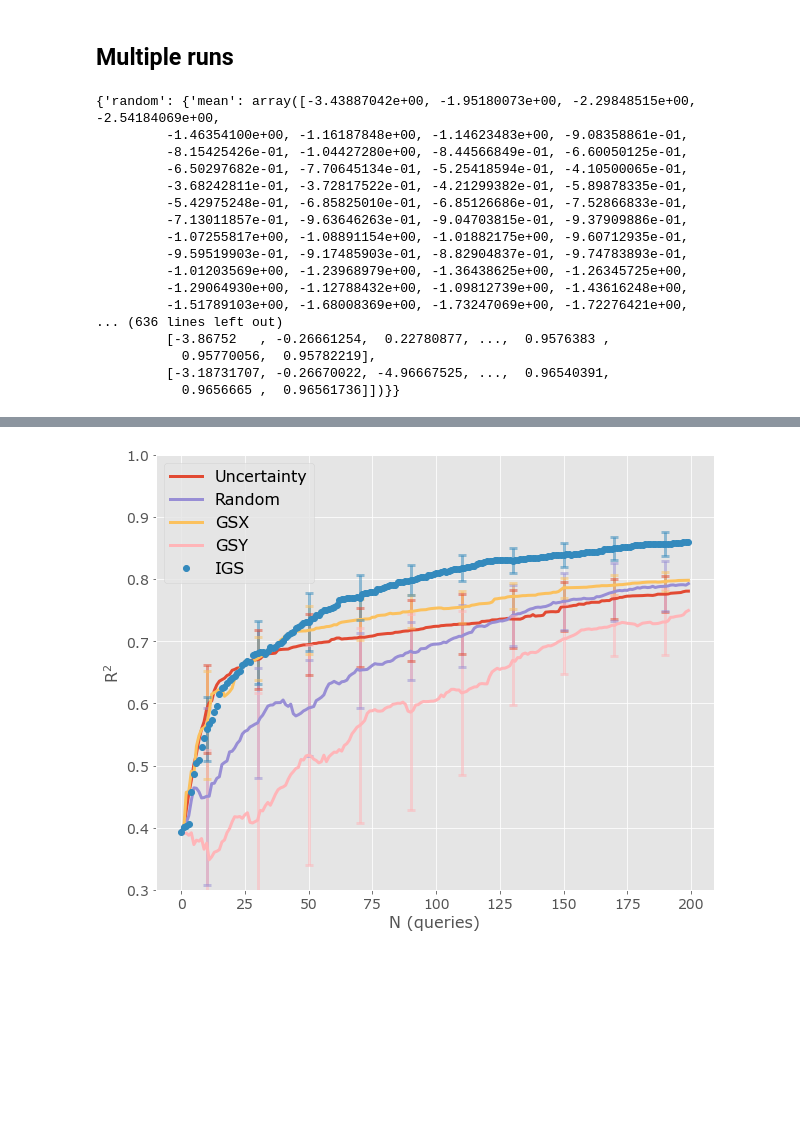
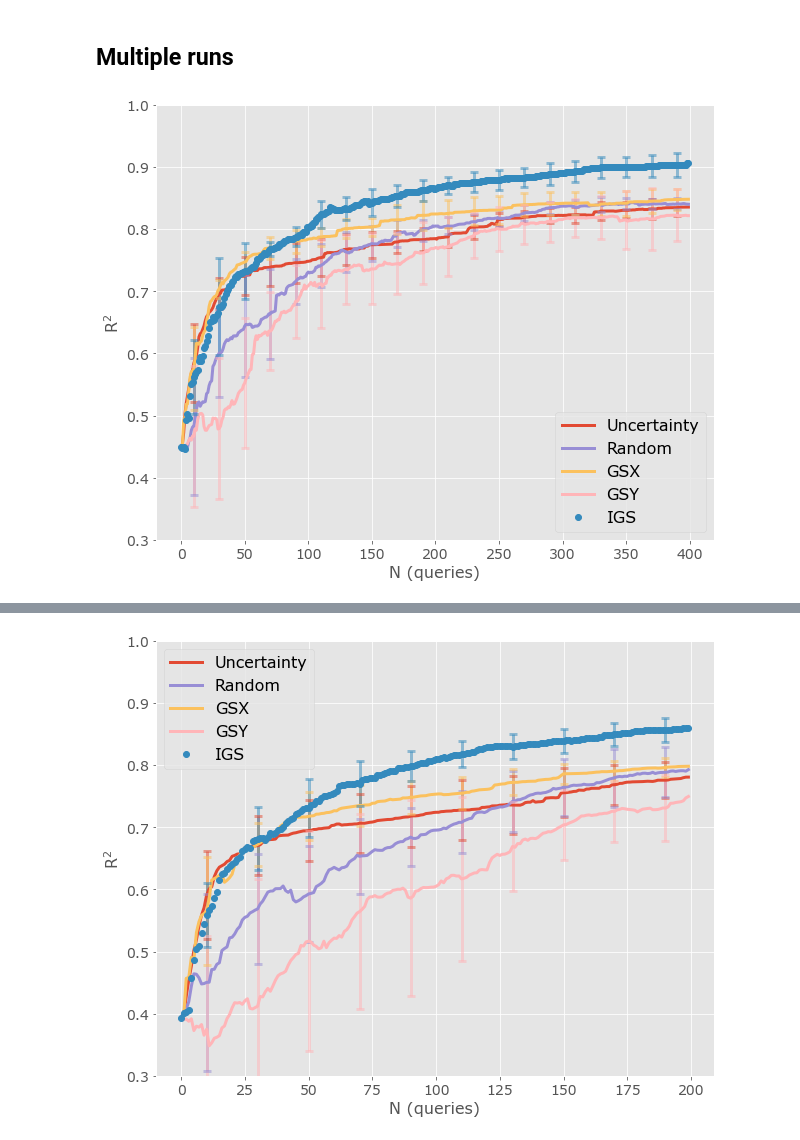
Before and after one commit to usnistgov/active-learning, a Jupyter notebook: active-learning-large.ipynb, the cells around one changed output, grey strips where cells are left out. Cells and saved outputs as stored; diff of their text form; code cells hidden in the pictures; blank space fills up the shorter version.

```diff
--- a/active-learning-large.ipynb
+++ b/active-learning-large.ipynb
@@ -479,3 +475,12 @@ def plot_scores(scores, error_freq=20):
 #plot_scores(scores)
 # %% [markdown]
 ## Multiple runs
+# %%
+from tqdm.notebook import trange, tqdm
+
+def run_all(x_data_pca, y_data, train_sizes, learners, n_query, batch_size):
+    data = split(x_data_pca, y_data, train_sizes)
+    test_scores = dict()
+    for k in tqdm(learners, position=1, desc="learner loop"):
+        test_scores[k] = run(data, learners[k][0], learners[k][1], n_query, batch_size=batch_size)[1]
+    return test_scores
@@ -487,3 +506,5 @@ learners_gp = dict(
     gsy=(gsy_query, make_gp_model_matern),
     igs=(igs_query, make_gp_model_matern)
 )
+
+output = run_multiple(x_data_pca, y_data, (0.895, 0.1), learners_gp, 400, 5, 1)
@@ -515,22 +511,4 @@ def run_multiple(x_data_pca, y_data, train_sizes, learners, n_query, n_iter):
-# %%
-output = run_multiple(x_data_pca, y_data, (0.87, 0.004), learners_gp, 300, 10)
-# %%
-output
-# %% [output]
-{'random': {'mean': array([-3.43887042e+00, -1.95180073e+00, -2.29848515e+00, -2.54184069e+00,
-         -1.46354100e+00, -1.16187848e+00, -1.14623483e+00, -9.08358861e-01,
-         -8.15425426e-01, -1.04427280e+00, -8.44566849e-01, -6.60050125e-01,
-         -6.50297682e-01, -7.70645134e-01, -5.25418594e-01, -4.10500065e-01,
-         -3.68242811e-01, -3.72817522e-01, -4.21299382e-01, -5.89878335e-01,
-         -5.42975248e-01, -6.85825010e-01, -6.85126686e-01, -7.52866833e-01,
-         -7.13011857e-01, -9.63646263e-01, -9.04703815e-01, -9.37909886e-01,
-         -1.07255817e+00, -1.08891154e+00, -1.01882175e+00, -9.60712935e-01,
-         -9.59519903e-01, -9.17485903e-01, -8.82904837e-01, -9.74783893e-01,
-         -1.01203569e+00, -1.23968979e+00, -1.36438625e+00, -1.26345725e+00,
-         -1.29064930e+00, -1.12788432e+00, -1.09812739e+00, -1.43616248e+00,
-         -1.51789103e+00, -1.68008369e+00, -1.73247069e+00, -1.72276421e+00,
-... (636 lines left out)
-         [-3.86752   , -0.26661254,  0.22780877, ...,  0.9576383 ,
-           0.95770056,  0.95782219],
-         [-3.18731707, -0.26670022, -4.96667525, ...,  0.96540391,
-           0.9656665 ,  0.96561736]])}}
+# %%
+plot_scores(output)
+# %% [output]
+[figure, added]
```
Also changed, not shown: parts of 30 cells of this notebook.
